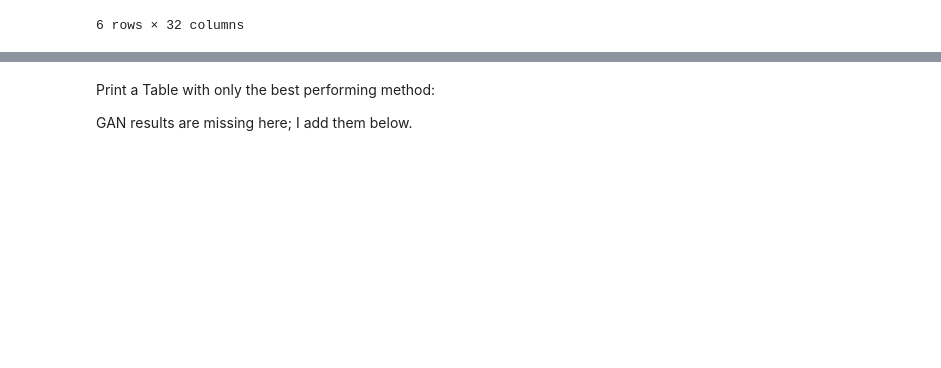
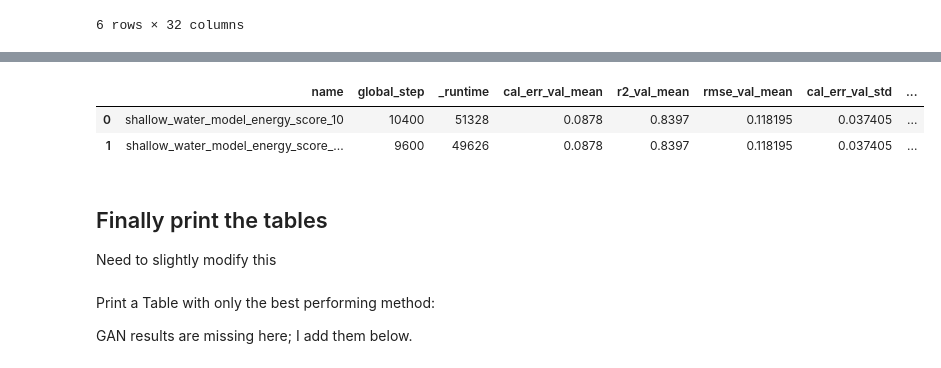
Before and after one commit to LoryPack/LFI_gen_networks_SRs, a Jupyter notebook: plotting_code/shallow_water.ipynb, the cells around one changed output, grey strips where cells are left out. Saved outputs shown, nothing was run; the diff lists cells and outputs as text; code cells hidden in the pictures; blank space fills up the shorter version.

Commit message:
CRPS for shallow water model

```diff
--- a/plotting_code/shallow_water.ipynb
+++ b/plotting_code/shallow_water.ipynb
@@ -65,0 +74,2 @@ runs_list
+# %%
+root_folder = "../results/"
@@ -65,0 +186,14 @@ runs_list
+# %%
+res_list = []
+name_list = []
+for scoring_rule in scoring_rule_list:
+    for patch in patches_list:
+        name = scoring_rule + ("" if patch is None else (str(patch[0]) + "_" + str(patch[1])))
+        name_for_df = task_name + "_" + scoring_rule + "_10" + ("" if patch is None else "_patched_" + (str(patch[0]) + "_" + str(patch[1])))
+
+        name_list.append(name_for_df)
+
+        a_file = open(f"plotting_data/shallow_water_model_calibration_metrics_{name}.pkl", "rb")
+        output = pickle.load(a_file)
+        res_list.append(output)
+        a_file.close()
@@ -66,3 +215,22 @@ runs_list
+# %%
+# create dataframe from name and res_list
+res_df = pd.DataFrame(res_list, index=name_list)
+# set the index to a column "name"
+res_df["name"] = res_df.index
+res_df
+# %%
+# merge runs_list[["global_step", "_runtime"] with res_df
+runs_list = runs_list[["name", "global_step", "_runtime"]].merge(res_df, on="name")
+# %%
+runs_list
+# %% [output]
+|  | name | global_step | _runtime | cal_err_val_mean | r2_val_mean | rmse_val_mean | cal_err_val_std | ... |
+| 0 | shallow_water_model_energy_score_10 | 10400 | 51328 | 0.0878 | 0.8397 | 0.118195 | 0.037405 | ... |
+| 1 | shallow_water_model_energy_score_... | 9600 | 49626 | 0.0878 | 0.8397 | 0.118195 | 0.037405 | ... |
+# %% [markdown]
+## Finally print the tables
+
+Need to slightly modify this
 # %%
 def print_table(df, latex=False, file=None, tranpose=False):
 
```
Also changed, not shown: parts of 29 cells of this notebook, 1 other file.
